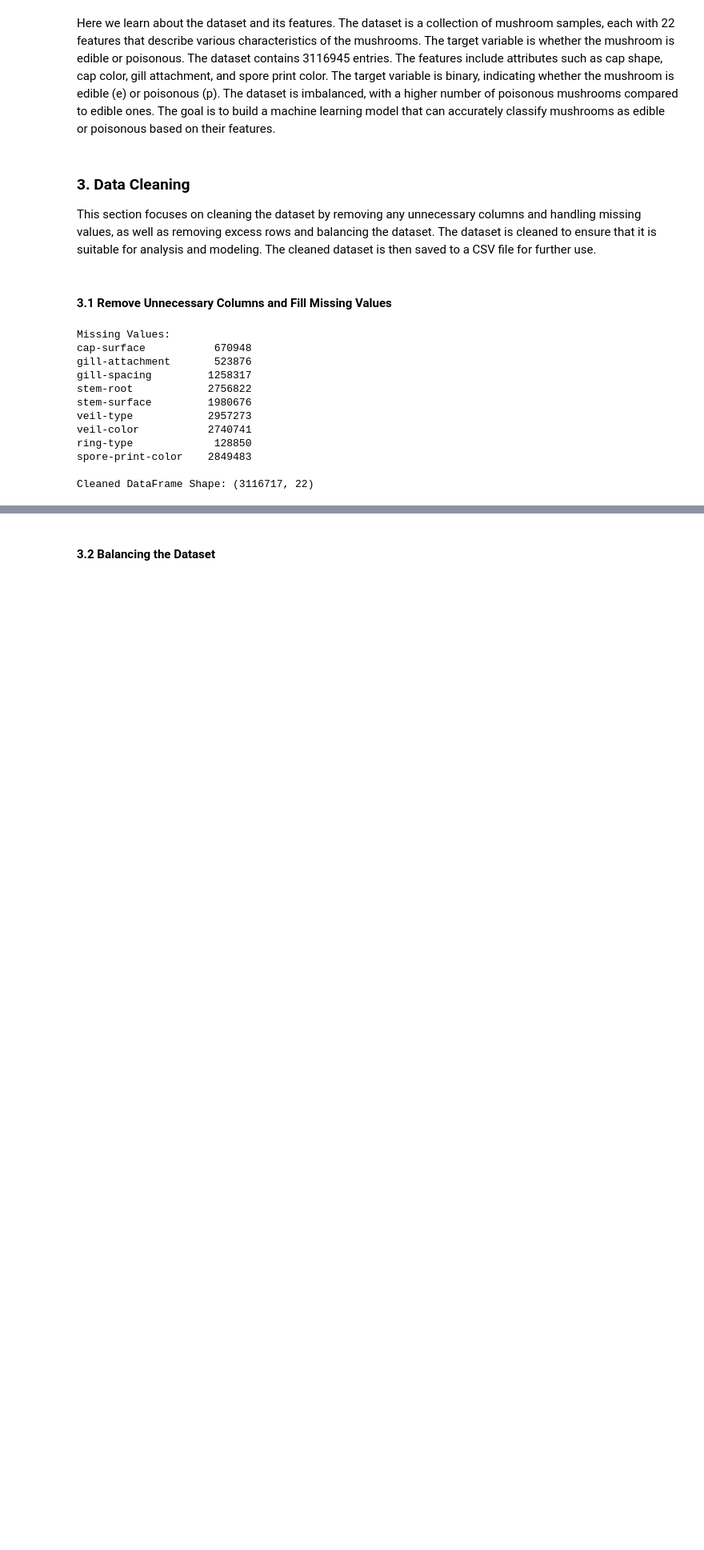
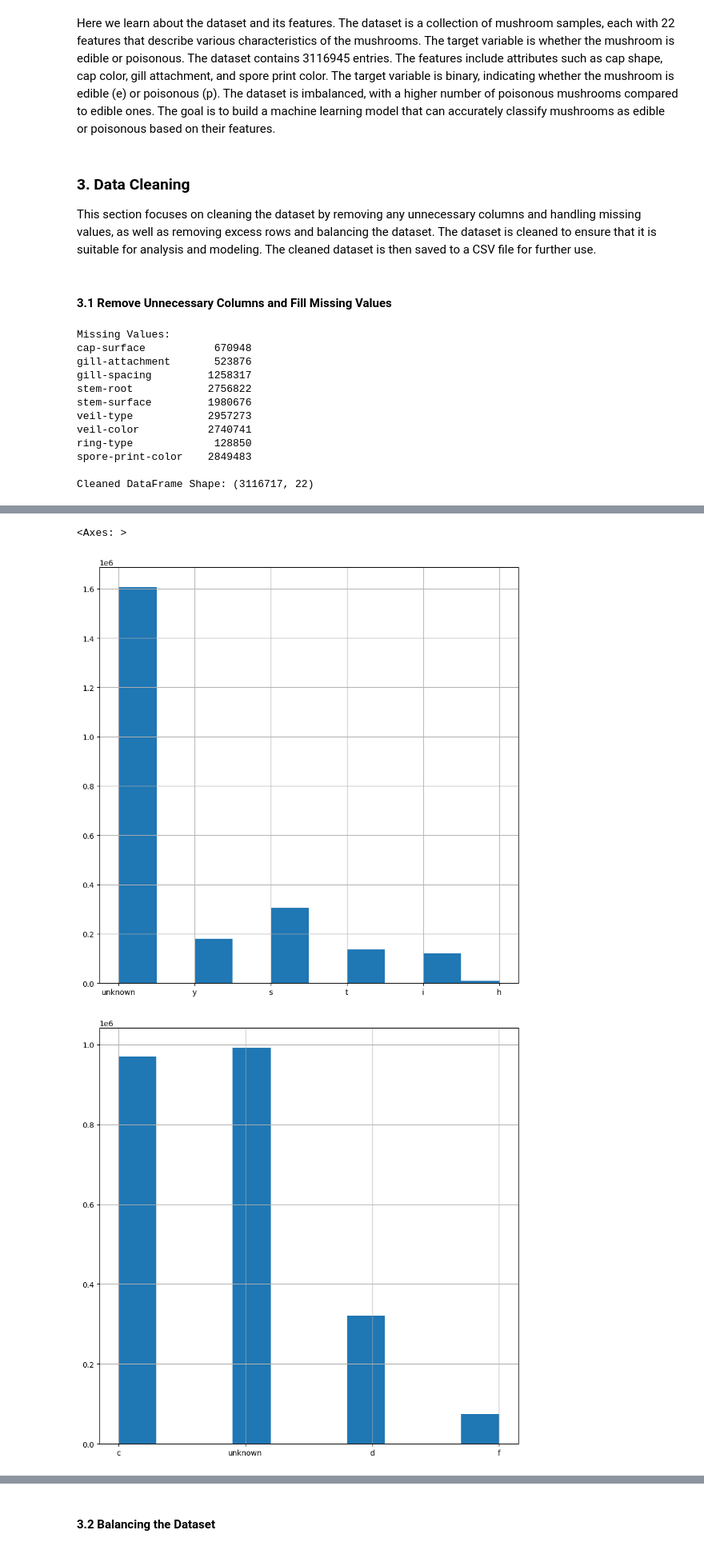
Before and after one commit to rodeso/iart.mushroom, a Jupyter notebook: data-analysis.ipynb, the cells around one changed output, grey strips where cells are left out. Shown: that part at 80% size. Cells and saved outputs as stored; diff of their text form; code cells hidden in the pictures; blank space fills up the shorter version.

Commit message:
data cleaning completed

```diff
--- a/data-analysis.ipynb
+++ b/data-analysis.ipynb
@@ -180,0 +287,19 @@ Shape after na drop:  (512065, 18)
+# %%
+plt.figure(figsize=(10,10))
+clean_df['stem-surface'].hist()
+
+plt.figure(figsize=(10,10))
+clean_df['gill-spacing'].hist()
+
+plt.figure(figsize=(10,10))
+clean_df['cap-surface'].hist(bins=30)
+
+plt.figure(figsize=(10,10))
+clean_df['gill-attachment'].hist(bins=20)
+
+plt.figure(figsize=(10,10))
+clean_df['ring-type'].hist()
+# %% [output]
+<Axes: >
+[figure, added]
+[figure, added]
```
Also changed, not shown: parts of 30 cells of this notebook.
